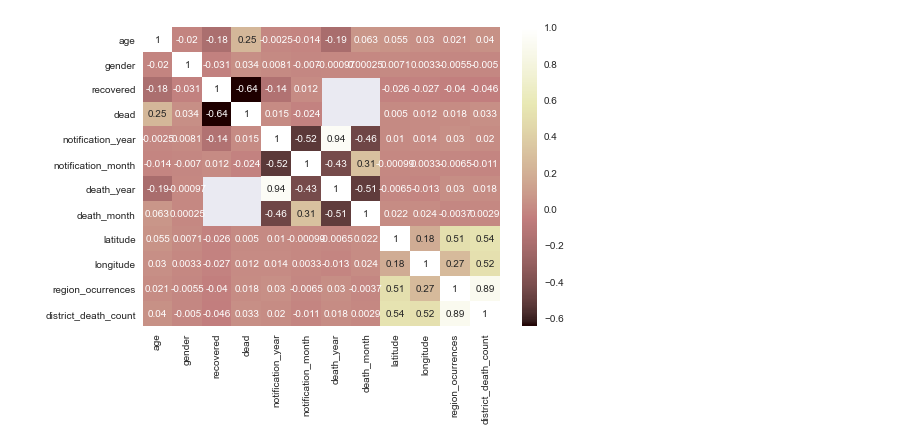
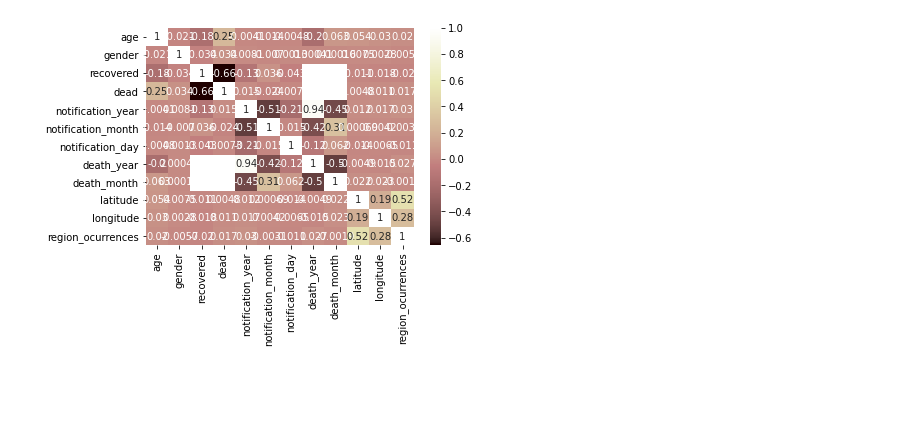
Before and after one commit to brunolcarli/IPythonNotebooks, a Jupyter notebook: covid_curitiba.ipynb, the cells around one changed output. Cells and saved outputs as stored; diff of their text form; code cells hidden in the pictures; blank space fills up the shorter version.

```diff
--- a/covid_curitiba.ipynb
+++ b/covid_curitiba.ipynb
@@ -21,8 +55,14 @@ from sklearn.metrics import plot_confusion_matrix
 # %%
-df = pd.read_csv('2021-06-24_Casos_Covid_19_-_Base_de_Dados.csv', sep=';')
+# df = pd.read_csv('2021-06-24_Casos_Covid_19_-_Base_de_Dados.csv', sep=';')
+# df.columns = ['notification_date', 'class', 'age',
+#               'gender', 'district', 'death_date', 'status', '_']
+# df.drop(columns='_', inplace=True)
+# df
+
+df = pd.read_csv('2021-07-01_Casos_Covid_19_-_Base_de_Dados.csv', sep=',', encoding='UTF-8')
 df.columns = ['notification_date', 'class', 'age',
-              'gender', 'district', 'death_date', 'status', '_']
-df.drop(columns='_', inplace=True)
+              'gender', 'district', 'death_date', 'status']
+
 df
 # %% [output]
 |  | notification_date | class | age | gender | district | death_date | status |
@@ -327,15 +346,6 @@ for k, v in districts_geomap.items():
 m
 # %% [output]
 [interactive output not drawn]
-# %%
-region_death_count = []
-
-for district in df.district.values:
-    if district in district_death_count:
-        region_death_count.append(district_death_count.get(district))
-
-assert len(region_death_count) == len(df)
-df['district_death_count'] = region_death_count
 # %%
 sns.boxplot(df['age'])
 plt.show()
@@ -344,5 +359,5 @@ plt.show()
 # %%
-sns.heatmap(dfcorr, annot=True, cmap='pink')
+sns.heatmap(df.corr(), annot=True, cmap='pink')
 plt.show()
 # %% [output]
-[figure, old version]
+[figure, new version]
```
Also changed, not shown: parts of 94 cells of this notebook.
